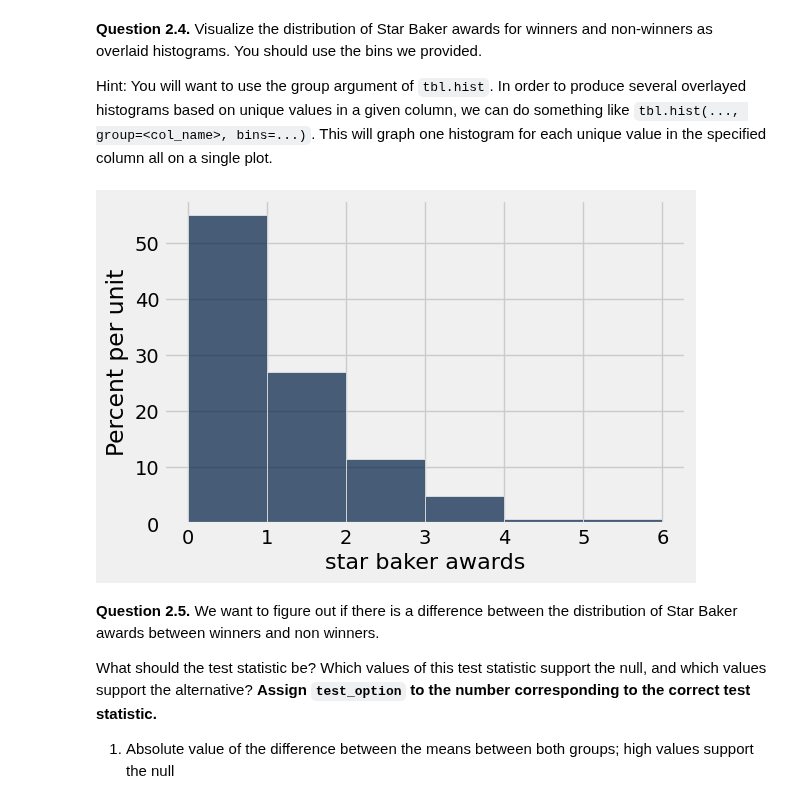
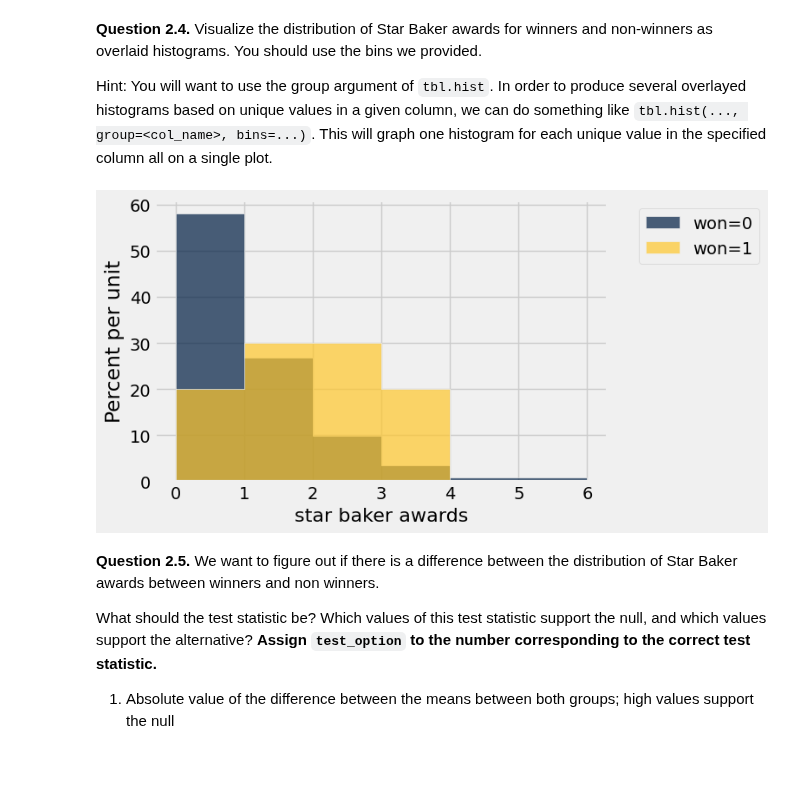
Before and after one commit to trentonbates/fall-24-data1350, a Jupyter notebook: Labs/lab07/lab07.ipynb, the cells around one changed output. Drawn from its saved outputs; the diff is of its cells as text; code cells hidden in the pictures; blank space fills up the shorter version.

```diff
--- a/Labs/lab07/lab07.ipynb
+++ b/Labs/lab07/lab07.ipynb
@@ -132,9 +116,9 @@ q2_3 results: All test cases passed!
 Hint: You will want to use the group argument of `tbl.hist`. In order to produce several overlayed histograms based on unique values in a given column, we can do something like `tbl.hist(..., group=<col_name>, bins=...)`. This will graph one histogram for each unique value in the specified column all on a single plot.
 # %%
 useful_bins = np.arange(0, 7)
-bakers.hist("star baker awards", bins=useful_bins)
+bakers.hist("star baker awards", group="won", bins=useful_bins)
 # %% [output]
-[figure, old version]
+[figure, new version]
 # %% [markdown]
 **Question 2.5.** We want to figure out if there is a difference between the distribution of Star Baker awards between winners and non winners.
 
```
Also changed, not shown: parts of 26 cells of this notebook, 2 other files.
